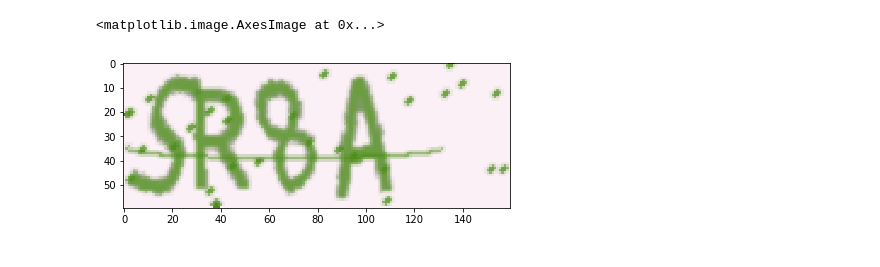
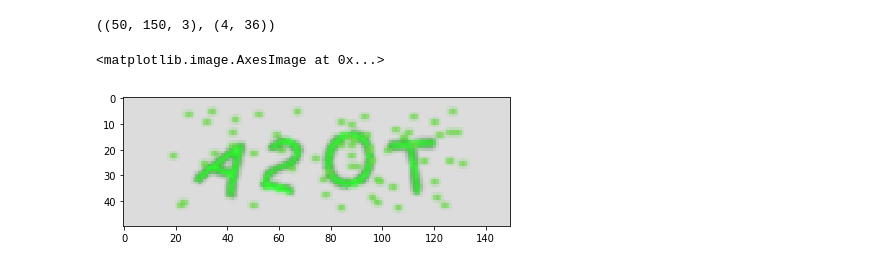
Before and after one commit to Claudio9701/captchaKerasCNN, a Jupyter notebook: captcha_gen.ipynb, the cells around one changed output. Cells and saved outputs as stored; diff of their text form; code cells hidden in the pictures.

Commit message:
change captcha generator library

```diff
--- a/captcha_gen.ipynb
+++ b/captcha_gen.ipynb
@@ -9 +31,7 @@ from sklearn.model_selection import train_test_split
+# %%
+def captcha_gen(string_size, generator):
+    string = chars_generator(string_size)
+    img = generator(string)
+    pix = np.array(img)
+    return pix, string
 # %%
@@ -11,41 +39,27 @@ def id_generator(size=6, chars=string.digits + string.ascii_uppercase):
     return ''.join(random.choice(chars) for _ in range(size))
-# %%
-def captcha_gen(string_size, generator):
-    string = id_generator(string_size)
-    img = generator.generate_image(string)
-    pix = np.array(img)
-
-    return pix, string
 # %%
-def data_gen(size=10000, captcha_width=160, captcha_height=60, string_size=6):
-    image = ImageCaptcha(width=captcha_width, height=captcha_height)
-
+def data_gen(size=10000, captcha_width=150, captcha_height=50, string_size=4):
     char_set = list(string.digits + string.ascii_uppercase)
     char_set_size = len(char_set)
 
-# diccionaries for embedding
-#     char2index = {x[0]: i for i, x in enumerate(char_set)}
-#     index2char = {v:k for k, v in char2index.items()}
-
-    X = np.zeros(shape=(size,60,160,3), dtype='uint8')
+    X = np.zeros(shape=(size,captcha_height,captcha_width,3), dtype='uint8')
     y = np.zeros(shape=(size, string_size, char_set_size))
 
     for i in range(size):
-        X[i], string_ = captcha_gen(string_size, image)
+        X[i], string_ = captcha_gen(string_size, generator)
         for j, char in enumerate(string_):
             k = char_set.index(char)
             y[i,j,k] += 1
 
-    y = np.reshape(y, (y.shape[0], y.shape[1]*y.shape[2]))
-
     X = X.astype('float32')
 
-
-    #X /= 255
-
     return X, y
 # %%
-X, y = data_gen(string_size=4, size=15000)
+X, y = data_gen(size=10)
+# %%
+X[0].shape, y[0].shape
+# %% [output]
+((50, 150, 3), (4, 36))
 # %%
 X_train, X_test, y_train, y_test = train_test_split(X, y, test_size=0.2, random_state=42)
 # %%
@@ -56,5 +68,5 @@ y_test /= 255
 # %%
-imshow(X_train[8])
+imshow(X_train[2])
 # %% [output]
 <matplotlib.image.AxesImage at 0x...>
-[figure, old version]
+[figure, new version]
```
Also changed, not shown: parts of 7 cells of this notebook.
